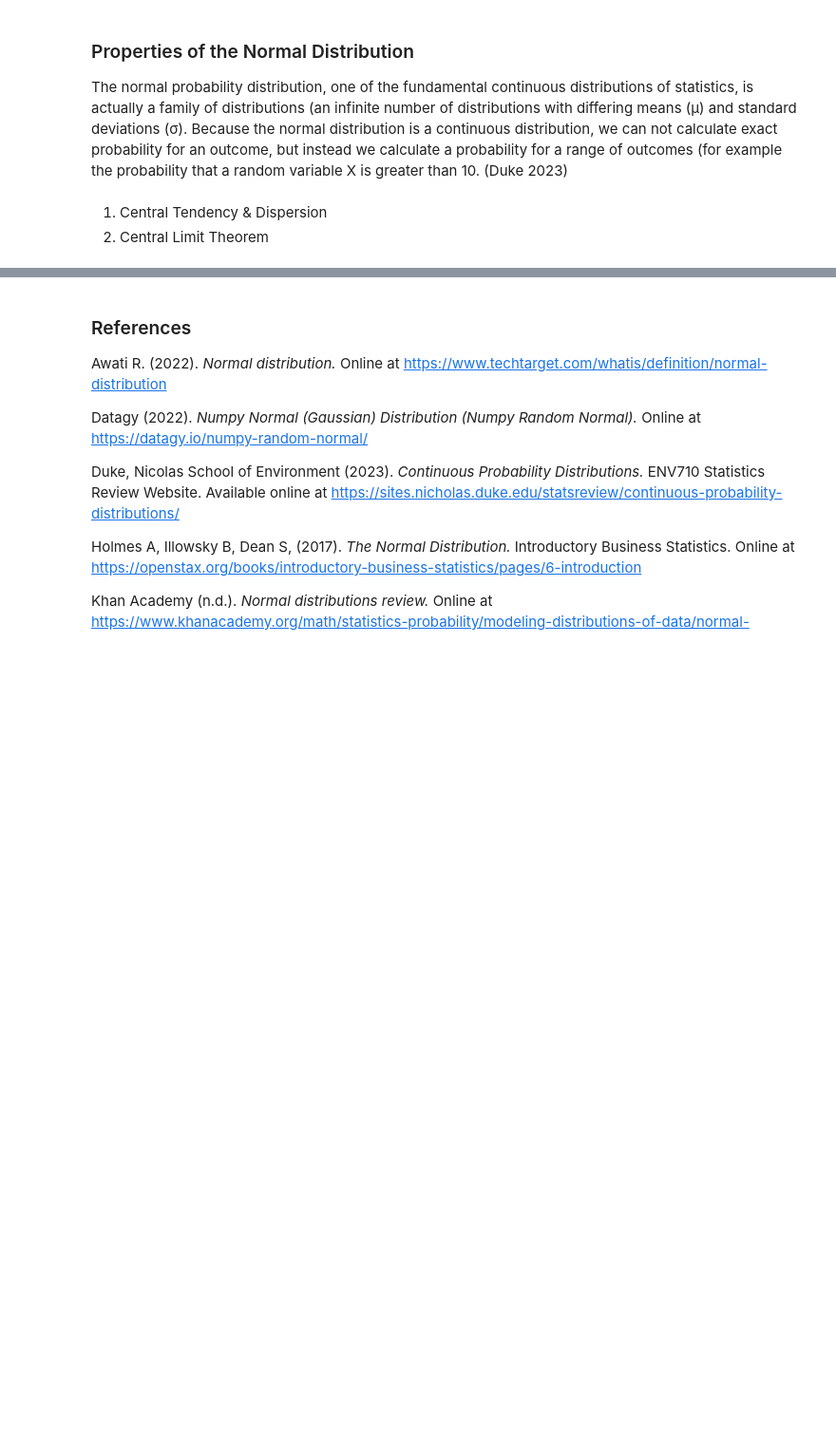
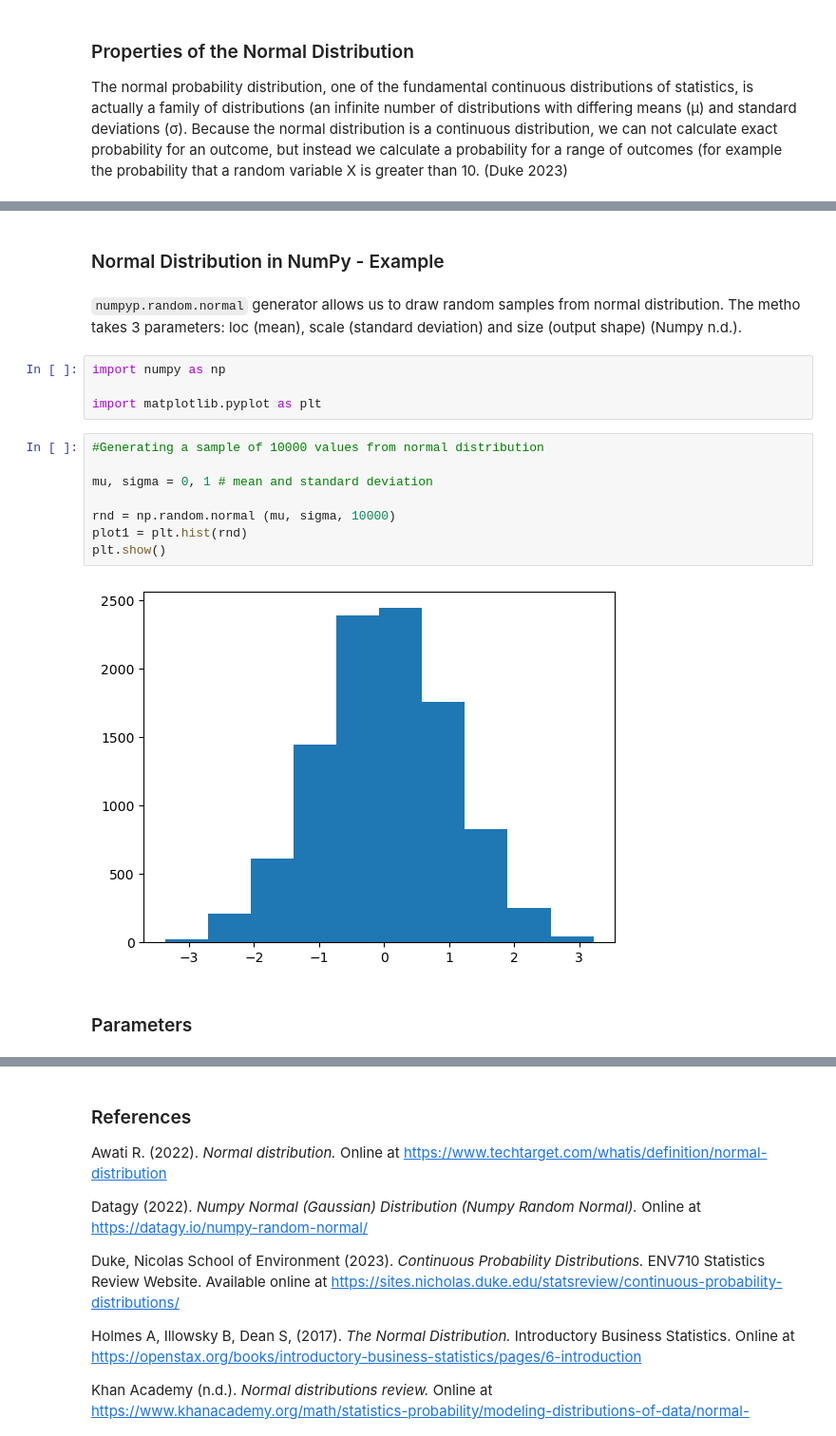
Before and after one commit to dariairad/fda-project1, a Jupyter notebook: 06-normalDistribution.ipynb, the cells around one changed output, grey strips where cells are left out. Shown at 95% size. Drawn from its saved outputs; the diff is of its cells as text; blank space fills up the shorter version.

Commit message:
6. Normal Distribution - Parameters and Graphs

```diff
--- a/06-normalDistribution.ipynb
+++ b/06-normalDistribution.ipynb
@@ -38,9 +38,6 @@ The normal distributions occurs often in nature and fits the probability distrib
 ### Properties of the Normal Distribution
 
 The normal probability distribution, one of the fundamental continuous distributions of statistics, is actually a family of distributions (an infinite number of distributions with differing means (μ) and standard deviations (σ).  Because the normal distribution is a continuous distribution, we can not calculate exact probability for an outcome, but instead we calculate a probability for a range of outcomes (for example the probability that a random variable X is greater than 10. (Duke 2023)
-# %% [markdown]
-1. Central Tendency & Dispersion
-2. Central Limit Theorem
 # %% [markdown]
 **1. Distinctive symetrical bell shape:**
 
@@ -81,5 +78,25 @@ With a normal distribution of data, 99.7 percent of all data points fall within
 **6. Area Under the Curve Equals 1**
 
 - The total area under the curve has a value of one. If you were to calculate the total area under a normal distribution curve, its value would equal one unit of measure. (Masterclass 2022)
+# %% [markdown]
+### Normal Distribution in NumPy - Example
+# %% [markdown]
+`numpyp.random.normal` generator allows us to draw random samples from normal distribution. The metho takes 3 parameters: loc (mean), scale (standard deviation) and size (output shape) (Numpy n.d.).
+# %%
+import numpy as np
+
+import matplotlib.pyplot as plt
+# %%
+#Generating a sample of 10000 values from normal distribution
+
+mu, sigma = 0, 1 # mean and standard deviation
+
+rnd = np.random.normal (mu, sigma, 10000)
+plot1 = plt.hist(rnd)
+plt.show()
+# %% [output]
+[figure, added]
+# %% [markdown]
+### Parameters
 # %% [markdown]
 The normal distribution has two parameters (two numerical descriptive measures):
```
Also changed, not shown: parts of 10 cells of this notebook, 1 other file.
